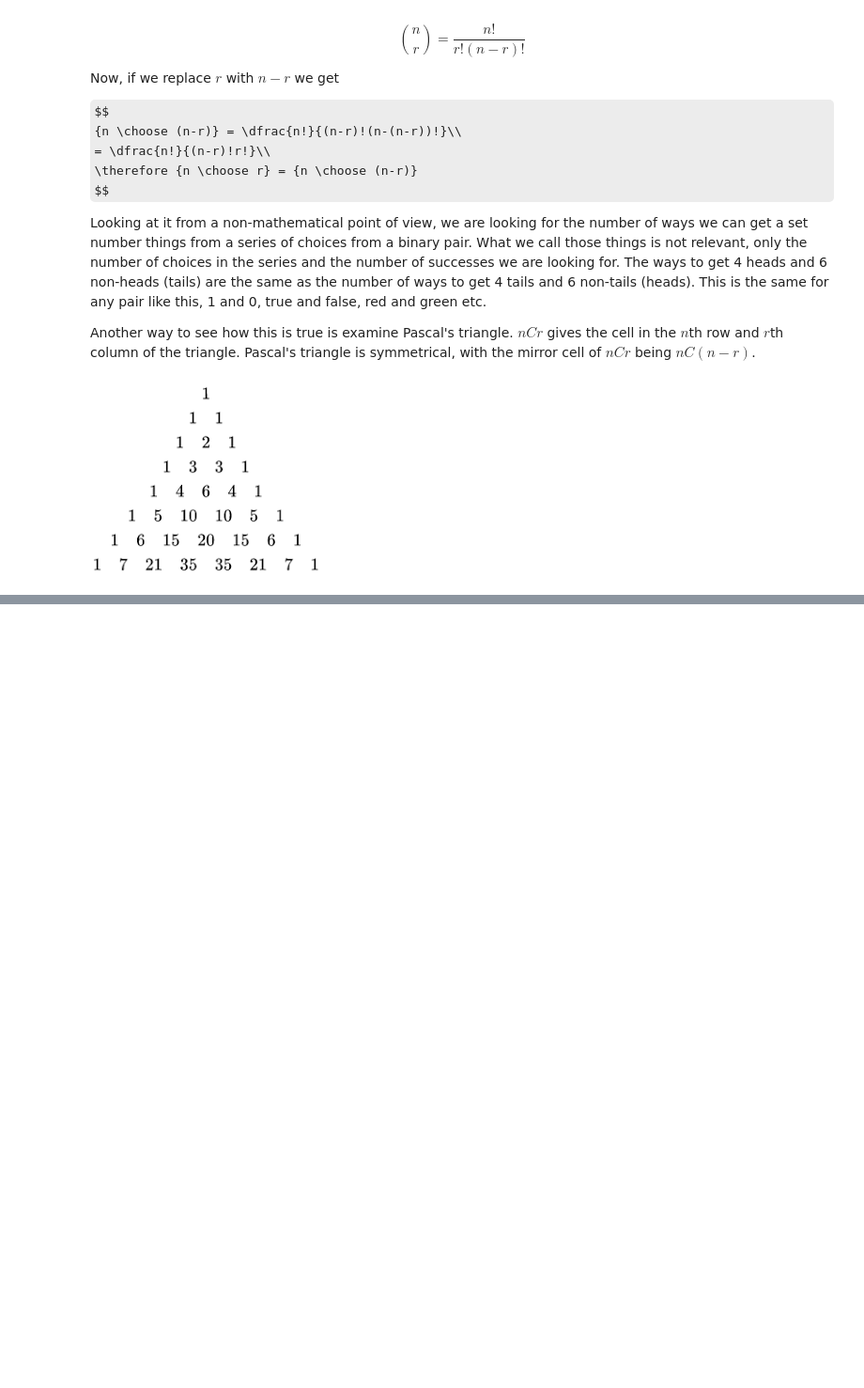
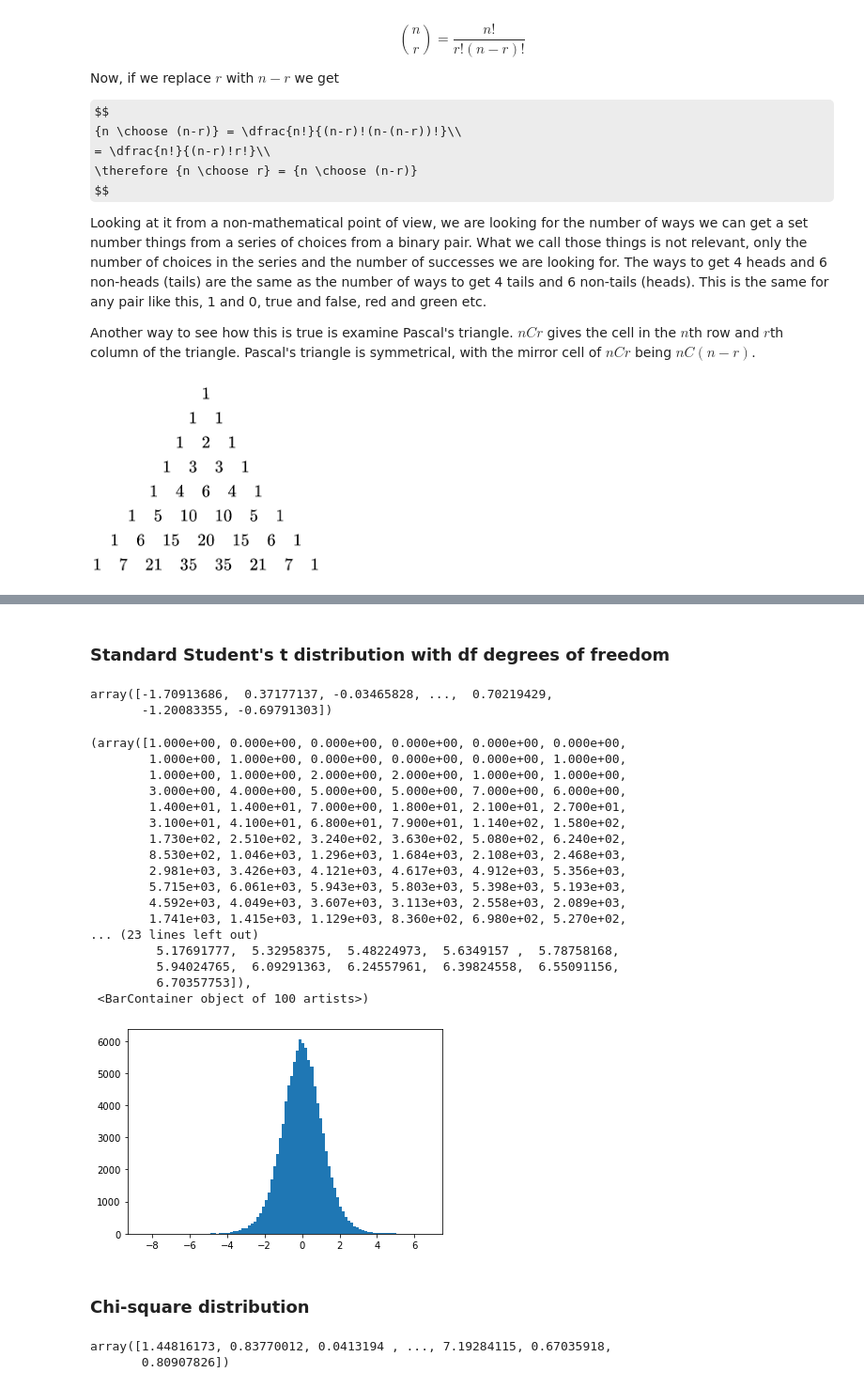
Before and after one commit to dreapadoir/FundDA, a Jupyter notebook: Randomness.ipynb, the cells around one changed output, grey strips where cells are left out. Shown at 94% size. Cells and saved outputs as stored; diff of their text form; code cells hidden in the pictures; some formulas as TeX source; blank space fills up the shorter version.

```diff
--- a/Randomness.ipynb
+++ b/Randomness.ipynb
@@ -174,0 +183,46 @@ Another way to see how this is true is examine Pascal's triangle. $nCr$ gives th
+# %% [markdown]
+### Standard Student's t distribution with df degrees of freedom
+# %%
+import numpy as np
+import matplotlib.pyplot as plt
+
+rng = np.random.default_rng()
+
+tSamples = rng.standard_t(10, 100000)
+tSamples
+# %% [output]
+array([-1.70913686,  0.37177137, -0.03465828, ...,  0.70219429,
+       -1.20083355, -0.69791303])
+# %%
+# Create a figure.
+fig, ax = plt.subplots()
+
+# Create histogram.
+ax.hist(tSamples, bins=100)
+# %% [output]
+(array([1.000e+00, 0.000e+00, 0.000e+00, 0.000e+00, 0.000e+00, 0.000e+00,
+        1.000e+00, 1.000e+00, 0.000e+00, 0.000e+00, 0.000e+00, 1.000e+00,
+        1.000e+00, 1.000e+00, 2.000e+00, 2.000e+00, 1.000e+00, 1.000e+00,
+        3.000e+00, 4.000e+00, 5.000e+00, 5.000e+00, 7.000e+00, 6.000e+00,
+        1.400e+01, 1.400e+01, 7.000e+00, 1.800e+01, 2.100e+01, 2.700e+01,
+        3.100e+01, 4.100e+01, 6.800e+01, 7.900e+01, 1.140e+02, 1.580e+02,
+        1.730e+02, 2.510e+02, 3.240e+02, 3.630e+02, 5.080e+02, 6.240e+02,
+        8.530e+02, 1.046e+03, 1.296e+03, 1.684e+03, 2.108e+03, 2.468e+03,
+        2.981e+03, 3.426e+03, 4.121e+03, 4.617e+03, 4.912e+03, 5.356e+03,
+        5.715e+03, 6.061e+03, 5.943e+03, 5.803e+03, 5.398e+03, 5.193e+03,
+        4.592e+03, 4.049e+03, 3.607e+03, 3.113e+03, 2.558e+03, 2.089e+03,
+        1.741e+03, 1.415e+03, 1.129e+03, 8.360e+02, 6.980e+02, 5.270e+02,
+... (23 lines left out)
+         5.17691777,  5.32958375,  5.48224973,  5.6349157 ,  5.78758168,
+         5.94024765,  6.09291363,  6.24557961,  6.39824558,  6.55091156,
+         6.70357753]),
+ <BarContainer object of 100 artists>)
+[figure, added]
+# %% [markdown]
+### Chi-square distribution
+# %%
+chiSamples = rng.chisquare(3, 100000)
+chiSamples
+# %% [output]
+array([1.44816173, 0.83770012, 0.0413194 , ..., 7.19284115, 0.67035918,
+       0.80907826])
```
Also changed, not shown: parts of 9 cells of this notebook.
